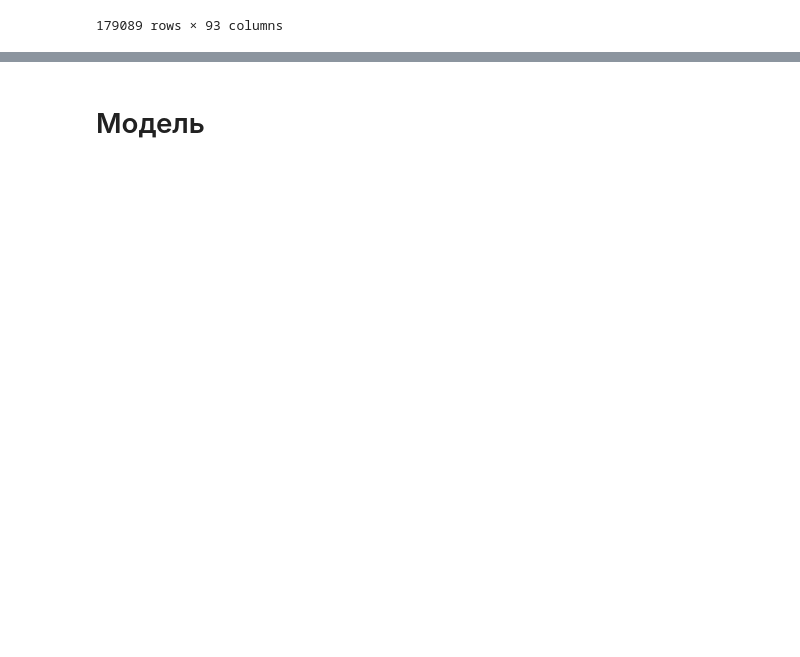
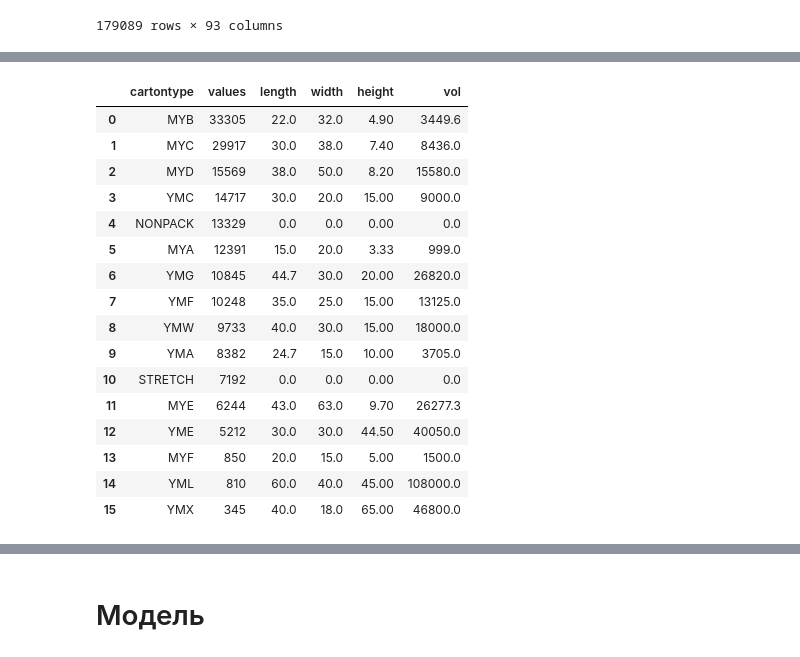
Before and after one commit to johnmcv761/Ya_hackaton_package_choose, a Jupyter notebook: data_preprocessing.ipynb, the cells around one changed output, grey strips where cells are left out. Saved outputs shown, nothing was run; the diff lists cells and outputs as text; code cells hidden in the pictures; blank space fills up the shorter version.

```diff
--- a/data_preprocessing.ipynb
+++ b/data_preprocessing.ipynb
@@ -619,0 +680,26 @@ df
+# %%
+carton_val = pd.DataFrame(df['selected_carton'].value_counts()).reset_index()
+
+carton_val.columns = ['cartontype', 'values']
+
+carton_val = pd.merge(carton_val, carton[['cartontype', 'length', 'width', 'height', 'vol']])
+
+carton_val
+# %% [output]
+|  | cartontype | values | length | width | height | vol |
+| 0 | MYB | 33305 | 22.0 | 32.0 | 4.90 | 3449.6 |
+| 1 | MYC | 29917 | 30.0 | 38.0 | 7.40 | 8436.0 |
+| 2 | MYD | 15569 | 38.0 | 50.0 | 8.20 | 15580.0 |
+| 3 | YMC | 14717 | 30.0 | 20.0 | 15.00 | 9000.0 |
+| 4 | NONPACK | 13329 | 0.0 | 0.0 | 0.00 | 0.0 |
+| 5 | MYA | 12391 | 15.0 | 20.0 | 3.33 | 999.0 |
+| 6 | YMG | 10845 | 44.7 | 30.0 | 20.00 | 26820.0 |
+| 7 | YMF | 10248 | 35.0 | 25.0 | 15.00 | 13125.0 |
+| 8 | YMW | 9733 | 40.0 | 30.0 | 15.00 | 18000.0 |
+| 9 | YMA | 8382 | 24.7 | 15.0 | 10.00 | 3705.0 |
+| 10 | STRETCH | 7192 | 0.0 | 0.0 | 0.00 | 0.0 |
+| 11 | MYE | 6244 | 43.0 | 63.0 | 9.70 | 26277.3 |
+| 12 | YME | 5212 | 30.0 | 30.0 | 44.50 | 40050.0 |
+| 13 | MYF | 850 | 20.0 | 15.0 | 5.00 | 1500.0 |
+| 14 | YML | 810 | 60.0 | 40.0 | 45.00 | 108000.0 |
+| 15 | YMX | 345 | 40.0 | 18.0 | 65.00 | 46800.0 |
```
Also changed, not shown: parts of 7 cells of this notebook, 2 other files.
